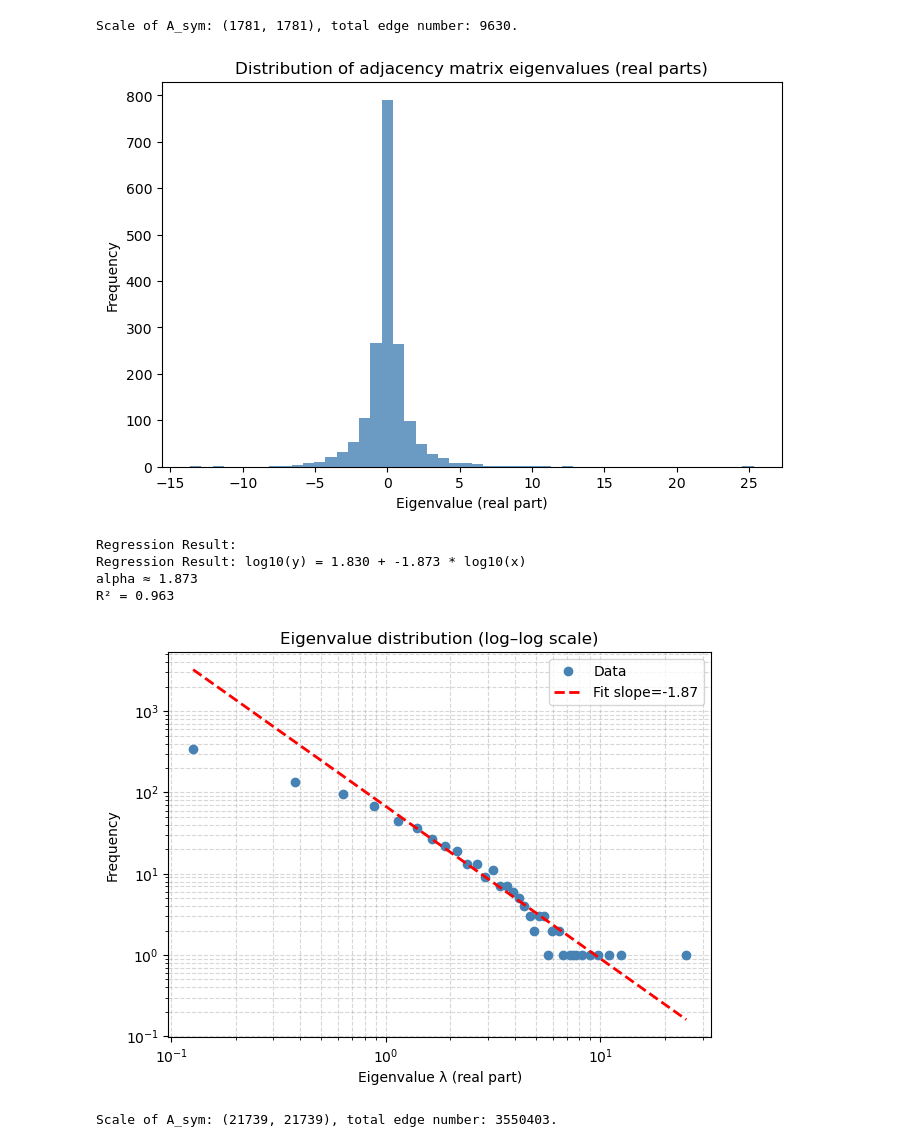
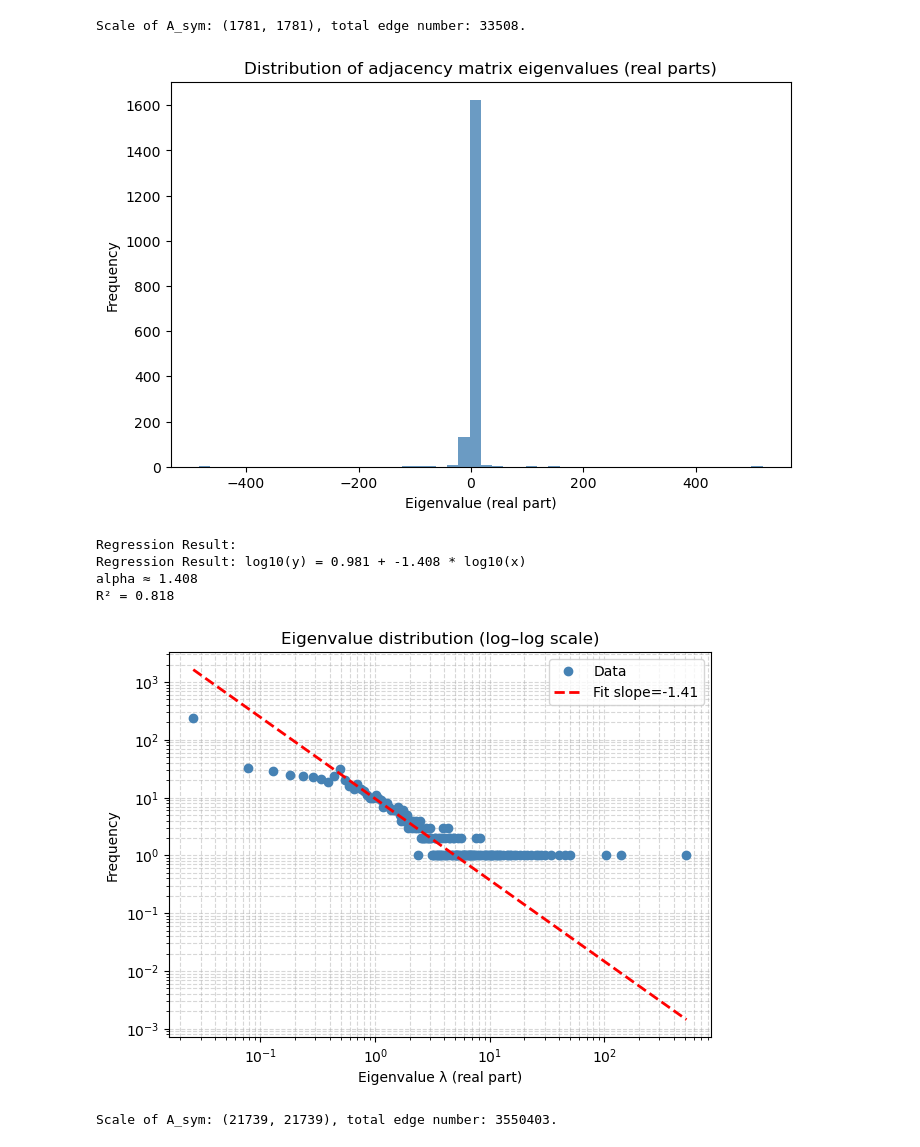
Before and after one commit to lhtPeking/Power-Law, a Jupyter notebook: LynnReproduction/Simulation/connectome_analysis.ipynb, the cells around one changed output. Drawn from its saved outputs; the diff is of its cells as text; code cells hidden in the pictures.

```diff
--- a/LynnReproduction/Simulation/connectome_analysis.ipynb
+++ b/LynnReproduction/Simulation/connectome_analysis.ipynb
@@ -17,7 +17,7 @@ A = np.zeros((n, n))
 
 for _, row in df_elegans.iterrows():
     i, j, w = int(row['pre']), int(row['post']), row['weight']
-    A[i-1, j-1] = w
+    A[i-1, j-1] += w
 
 A_sym = (A + A.T) / 2
 
@@ -59,7 +59,7 @@ A = np.zeros((n, n))
 
 for _, row in df_dros_optic_medulla.iterrows():
     i, j, w = int(row['pre']), int(row['post']), row['weight']
-    A[i-1, j-1] = w
+    A[i-1, j-1] += w
 
 A_sym = (A + A.T) / 2
 
@@ -109,7 +109,7 @@ A = np.zeros((n, n))
 
 for _, row in df_dros_optic_medulla.iterrows():
     i, j, w = int(row['pre']), int(row['post']), row['weight']
-    A[i-1, j-1] = w
+    A[i-1, j-1] += w
 
 A_sym = (A + A.T) / 2
 print(f"Scale of A_sym: {A_sym.shape}, total edge number: {int(A_sym.sum())}.")
@@ -125,43 +125,43 @@ plt.title("Distribution of adjacency matrix eigenvalues (real parts)")
 plt.show()
 
 positive_eigs = real_eigs[real_eigs > 0]
-counts, bins = np.histogram(positive_eigs, bins=100)
+counts, bins = np.histogram(positive_eigs, bins=10000)
 bin_centers = (bins[:-1] + bins[1:]) / 2
 
 mask = counts > 0
 x = bin_centers[mask]
 y = counts[mask]
 
 logx = np.log10(x)
 logy = np.log10(y)
 
 tail_start = int(len(logx) * 0.1)
 tail_end = int(len(logx) * 0.6)
 slope, intercept, r_value, p_value, std_err = linregress(logx[tail_start:tail_end], logy[tail_start:tail_end])
 
 print(f"Regression Result:")
 print(f"Regression Result: log10(y) = {intercept:.3f} + {slope:.3f} * log10(x)")
 print(f"alpha ≈ {-slope:.3f}")
 print(f"R² = {r_value**2:.3f}")
 
 plt.figure(figsize=(7,5))
 plt.loglog(bin_centers, counts, 'o', color='steelblue', label='Data')
 plt.loglog(bin_centers, 10**(intercept + slope*np.log10(bin_centers)),
            'r--', lw=2, label=f'Fit slope={slope:.2f}')
 plt.xlabel("Eigenvalue λ (real part)")
 plt.ylabel("Frequency")
 plt.title("Eigenvalue distribution (log–log scale)")
 plt.legend()
 plt.grid(True, which="both", ls="--", alpha=0.5)
 plt.show()
 # %% [output]
-Scale of A_sym: (1781, 1781), total edge number: 9630.
+Scale of A_sym: (1781, 1781), total edge number: 33508.
-[figure, old version]
+[figure, new version]
 Regression Result:
-Regression Result: log10(y) = 1.830 + -1.873 * log10(x)
-alpha ≈ 1.873
-R² = 0.963
+Regression Result: log10(y) = 0.981 + -1.408 * log10(x)
+alpha ≈ 1.408
+R² = 0.818
-[figure, old version]
+[figure, new version]
 # %%
 # Drosophila Central Brain
 df_dros_central_brain = pd.read_csv('/Users/haotianli/Code/ZhouLab/scripts/LynnReproduction/ConnectomeData/Drosophila_central_brain.csv',
```
Also changed, not shown: parts of 2 cells of this notebook, 5 other files.
